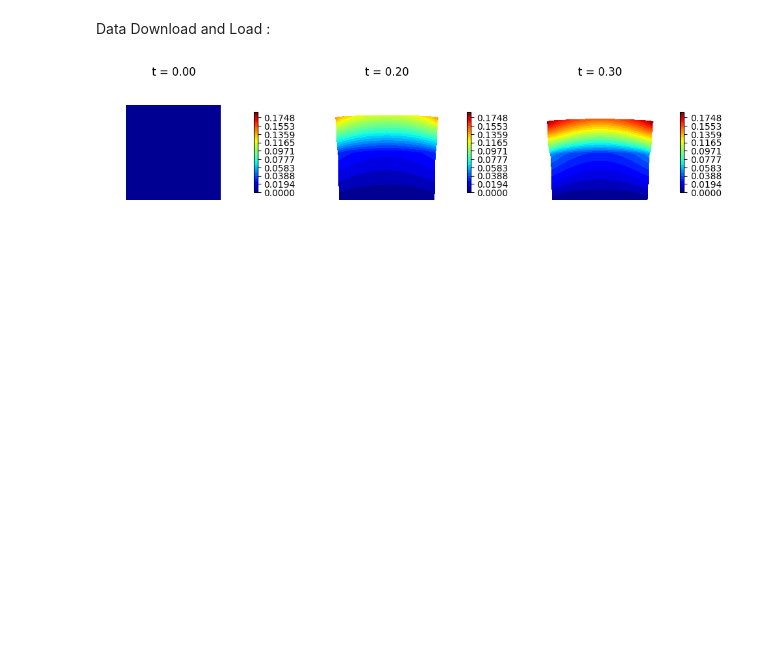
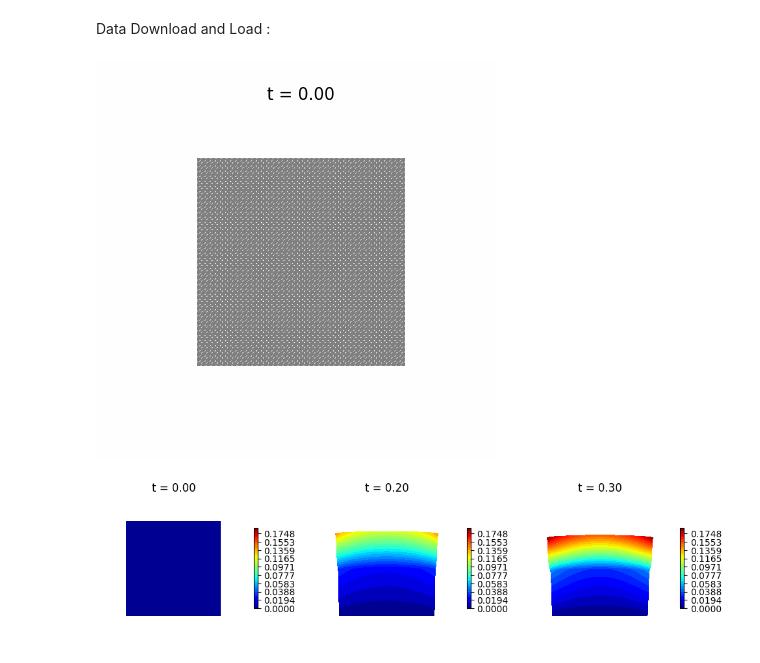
Before and after one commit to Mahshad-RM/MOR, a Jupyter notebook: Assignment2_1DLROM.ipynb, the cells around one changed output. Drawn from its saved outputs; the diff is of its cells as text; code cells hidden in the pictures; blank space fills up the shorter version.

```diff
--- a/Assignment2_1DLROM.ipynb
+++ b/Assignment2_1DLROM.ipynb
@@ -110,7 +110,9 @@ def animated_warp(u, Vh):
   remove("temp%d-gif.gif" % rnd)
 # %%
 # First simulation in the dataset
-#animated_warp(u[0], Vh)
+animated_warp(u[0], Vh)
+# %% [output]
+[figure, added]
 # %%
 # Fancy plot showing warping and displacement magnitude altogether
 
```
Also changed, not shown: parts of 9 cells of this notebook.
